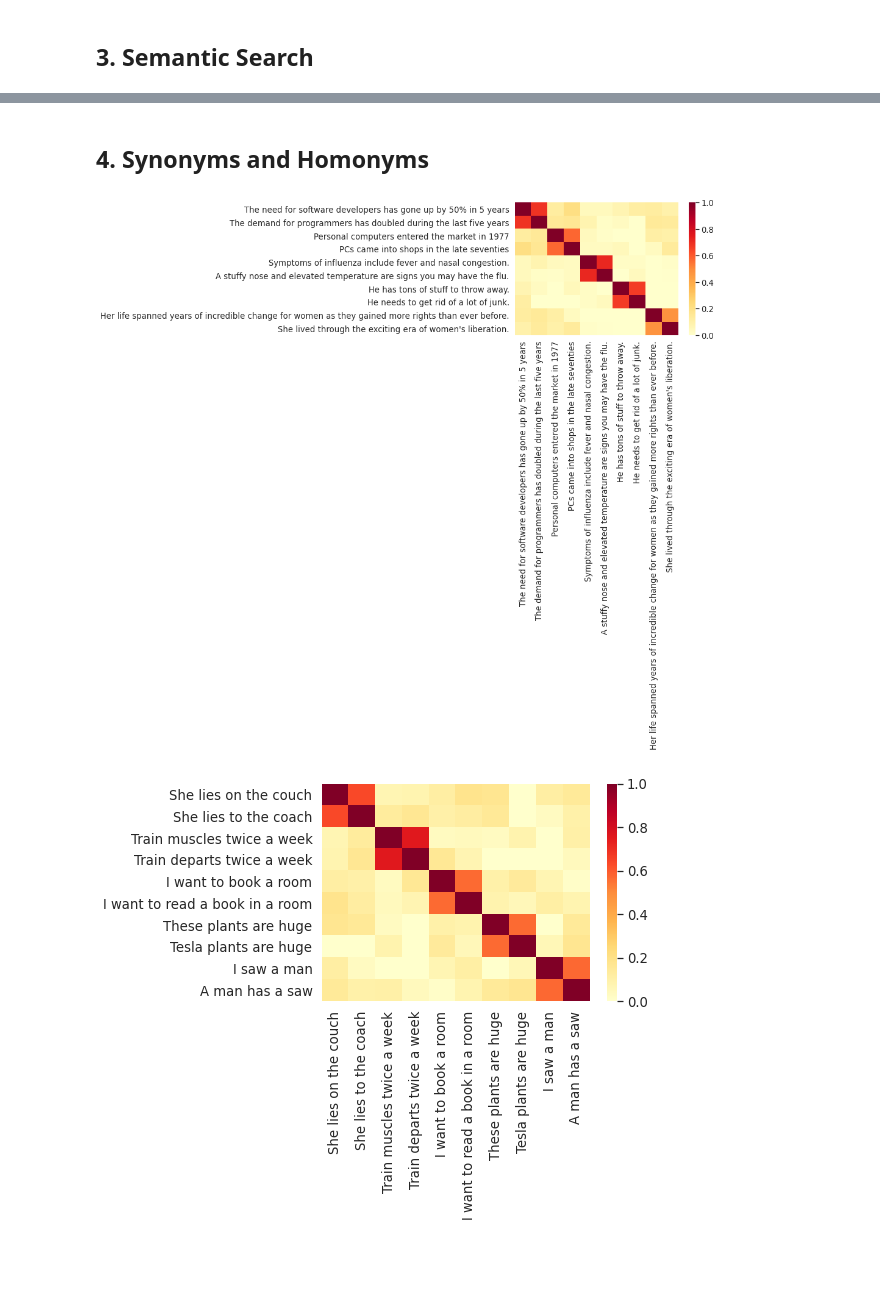
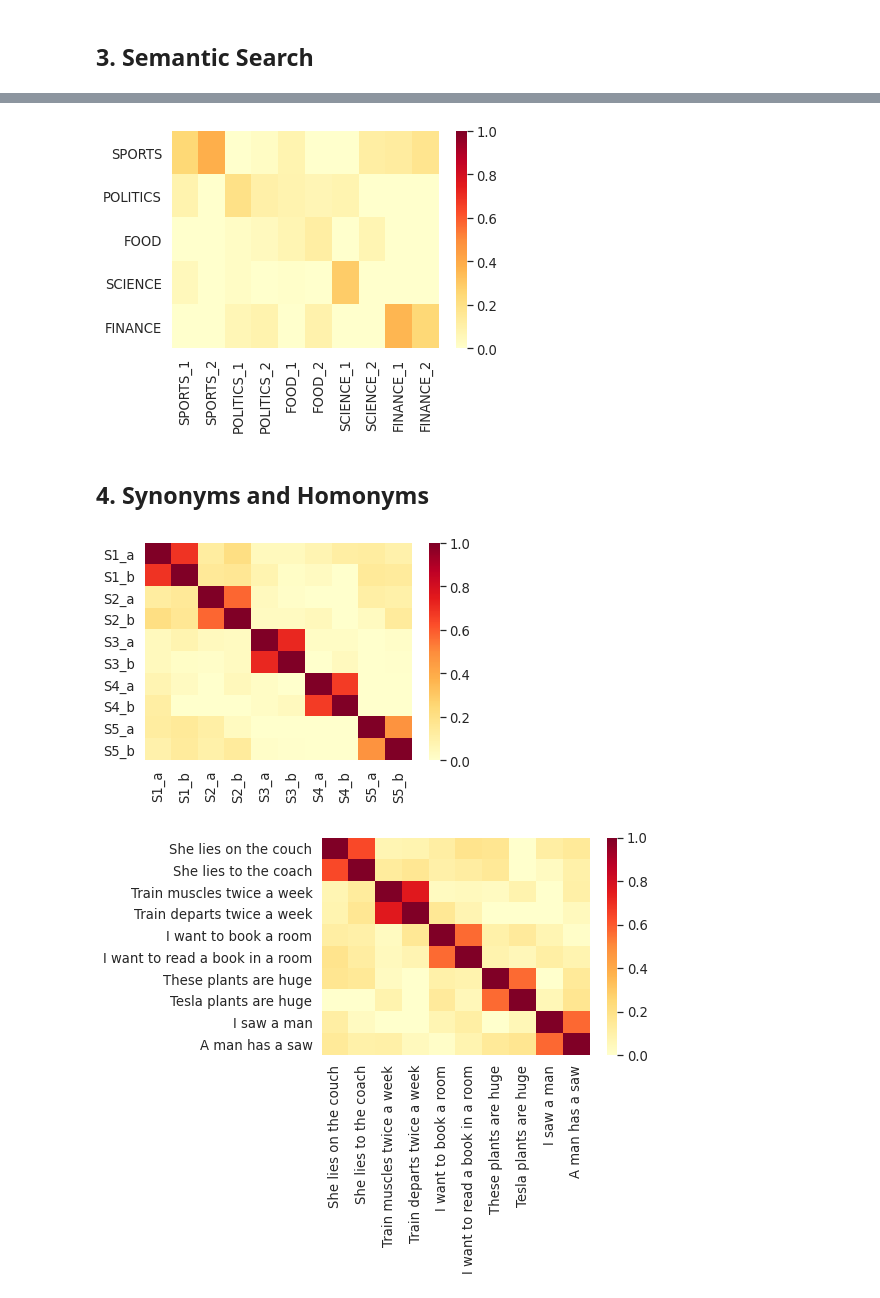
Before and after one commit to muralikrishnasn/semantic_similarity, a Jupyter notebook: semantic_similarity/test_similarities/tests.ipynb, the cells around one changed output, grey strips where cells are left out. Cells and saved outputs as stored; diff of their text form; code cells hidden in the pictures; blank space fills up the shorter version.

```diff
--- a/semantic_similarity/test_similarities/tests.ipynb
+++ b/semantic_similarity/test_similarities/tests.ipynb
@@ -34,18 +34,13 @@ model = Use()
 # %% [markdown]
 ## 2. Create vectors
 # %%
-same_vectors = model.get_sentence_vec(same)
-different_vectors = model.get_sentence_vec(different)
-same_and_diff_vectors = model.get_sentence_vec(same_and_diff)
-synonym_vectors = model.get_sentence_vec(synonyms)
-homonym_vectors = model.get_sentence_vec(homonyms)
-sports_vector = model.get_sentence_vec(sports_search)
-politics_vector = model.get_sentence_vec(politics_search)
-food_vector = model.get_sentence_vec(food_search)
-science_vector = model.get_sentence_vec(science_search)
-finance_vector = model.get_sentence_vec(finance_search)
-search_vectors = model.get_sentence_vec(search)
-sentence_vectors = model.get_sentence_vec(sentences)
+same_vec = model.get_sentence_vec(same)
+different_vec = model.get_sentence_vec(different)
+same_diff_vec = model.get_sentence_vec(same_diff)
+synonym_vec = model.get_sentence_vec(synonyms)
+homonym_vec = model.get_sentence_vec(homonyms)
+search_vec = model.get_sentence_vec(search_sentences)
+sentence_vec = model.get_sentence_vec(sentences)
 # %% [output]
 INFO:absl:Using /tmp/tfhub_modules to cache modules.
 # %% [markdown]
@@ -97,7 +78,11 @@ plot_similarity(search_categories, sentence_categories, search_vectors, sentence
+# %%
+plot_similarity(search_cat, sentence_cat, search_vec, sentence_vec)
+# %% [output]
+[figure, added]
 # %% [markdown]
 ## 4. Synonyms and Homonyms
-# %%
-plot_similarity(synonyms, synonyms, synonym_vectors, synonym_vectors)
-# %% [output]
-[figure, removed]
+# %%
+plot_similarity(synonym_cat, synonym_cat, synonym_vec, synonym_vec)
+# %% [output]
+[figure, added]
 # %%
```
Also changed, not shown: parts of 7 cells of this notebook.
